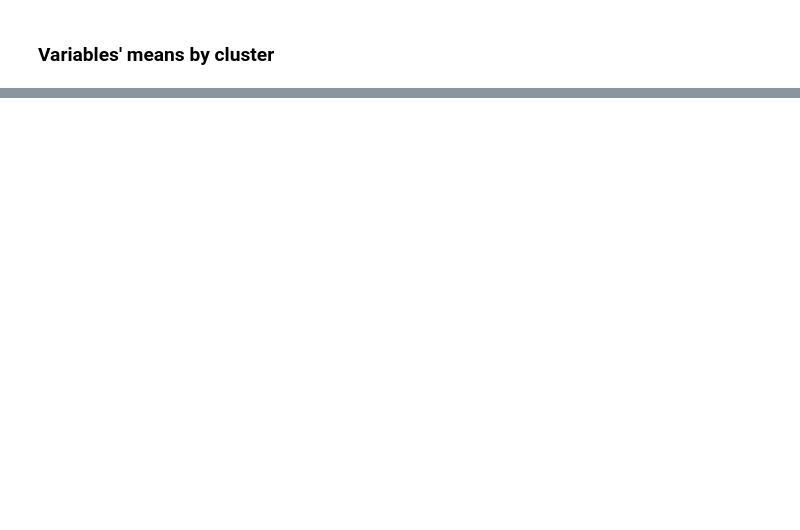
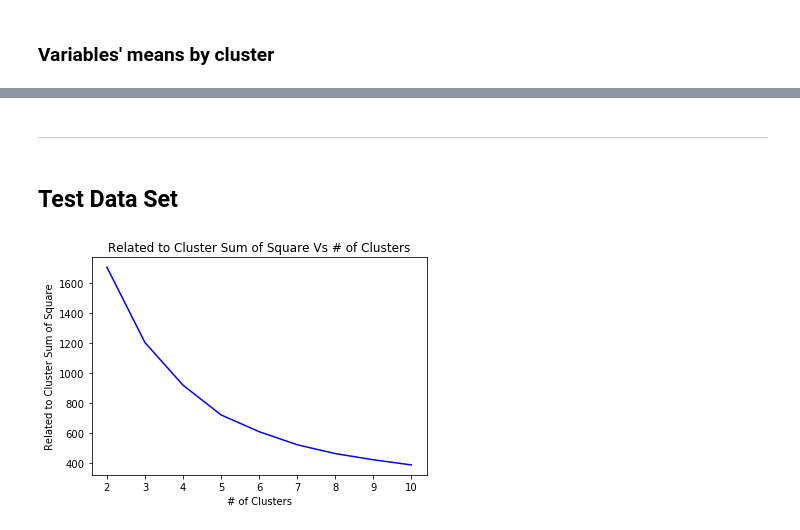
Before and after one commit to AlfredMtz/clustering-stocks, a Jupyter notebook: Diversification-System-Project.ipynb, the cells around one changed output, grey strips where cells are left out. Cells and saved outputs as stored; diff of their text form; code cells hidden in the pictures; blank space fills up the shorter version.

```diff
--- a/Diversification-System-Project.ipynb
+++ b/Diversification-System-Project.ipynb
@@ -418,0 +393,34 @@ clustergrp
+# %% [markdown]
+---
+# %% [markdown]
+## Test Data Set
+# %%
+# Turns data into a matrix box
+data_t = clust_test.as_matrix(columns=[ 'MarketCap', 'Yys_Pbl_Traded','Avg_Daily_DolsTraded',
+       'Avg_Daily_Return', 'Std_Daily_Return', 'Daily_Sharpe_Ratio',
+       'Dividend_Yield'])
+
+ts_cols = data_t
+# scales data
+sc_clust_test = preprocessing.scale(ts_cols)
+#print('mean:',round(scaled_cols.mean()))
+#print('std:',scaled_cols.std())
+# %%
+# Searching for elbow(optimal number of clusters)
+# Average distance value to centroids
+K_range = range(2,11)
+y =[]
+
+for k in K_range:
+    k_means = KMeans(n_clusters= k, random_state = 1, init = 'k-means++')
+    k_means.fit(sc_clust_test)
+    labels=k_means.labels_
+    y.append(k_means.inertia_)
+
+plt.plot(K_range, y, color='blue')
+plt.xlabel('# of Clusters')
+plt.ylabel('Related to Cluster Sum of Square')
+plt.title('Related to Cluster Sum of Square Vs # of Clusters')
+plt.show()
+# %% [output]
+[figure, added]
```
Also changed, not shown: parts of 23 cells of this notebook.
